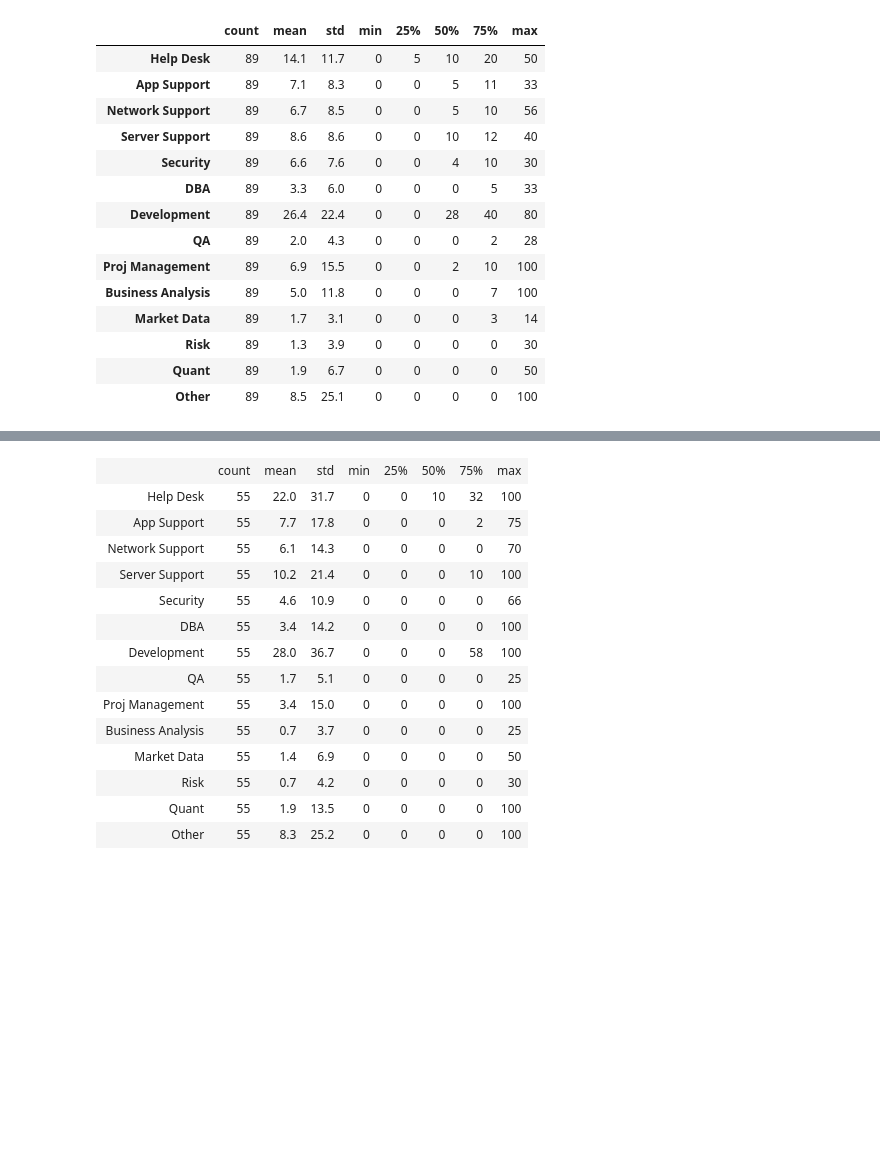
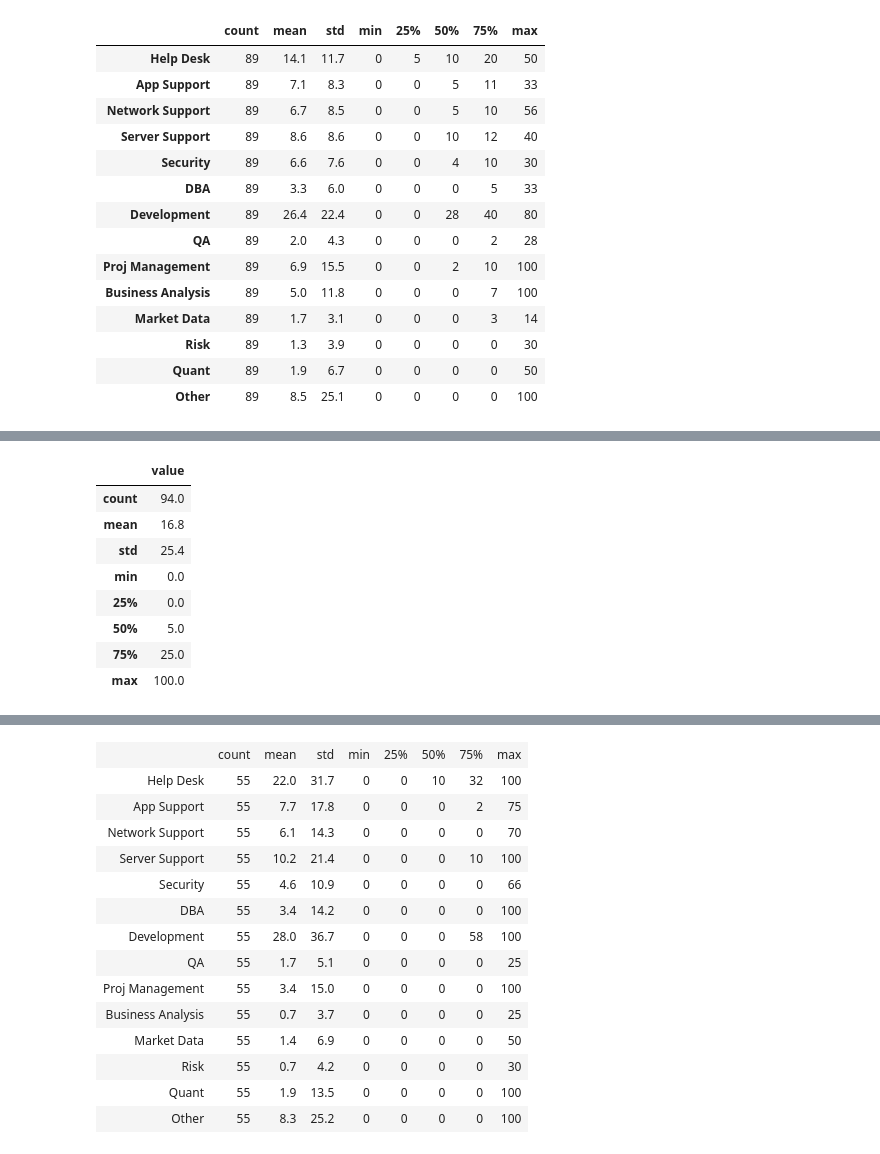
Before and after one commit to druce/aitec_survey, a Jupyter notebook: AITEC Slideshow.ipynb, the cells around one changed output, grey strips where cells are left out. Drawn from its saved outputs; the diff is of its cells as text; code cells hidden in the pictures; blank space fills up the shorter version.

```diff
--- a/AITEC Slideshow.ipynb
+++ b/AITEC Slideshow.ipynb
@@ -509,6 +525,22 @@ chartdict = aitec_histogram(fixup, question_name, x_label, y_label)
 iplot(chartdict, link_text="")
 # %% [output]
 [interactive output not drawn]
+# %%
+tableframe = pd.DataFrame(fixup).describe()
+tableframe.columns=['value']
+tableframe['value'] = tableframe['value'].apply('{:,.1f}'.format)
+# %%
+tableframe
+# %% [output]
+|  | value |
+| count | 94.0 |
+| mean | 16.8 |
+| std | 25.4 |
+| min | 0.0 |
+| 25% | 0.0 |
+| 50% | 5.0 |
+| 75% | 25.0 |
+| max | 100.0 |
 # %%
 question_cols = range(136, 150)
 colnames = chartdata.columns[question_cols]
```
Also changed, not shown: parts of 4 cells of this notebook, 1 other file.
